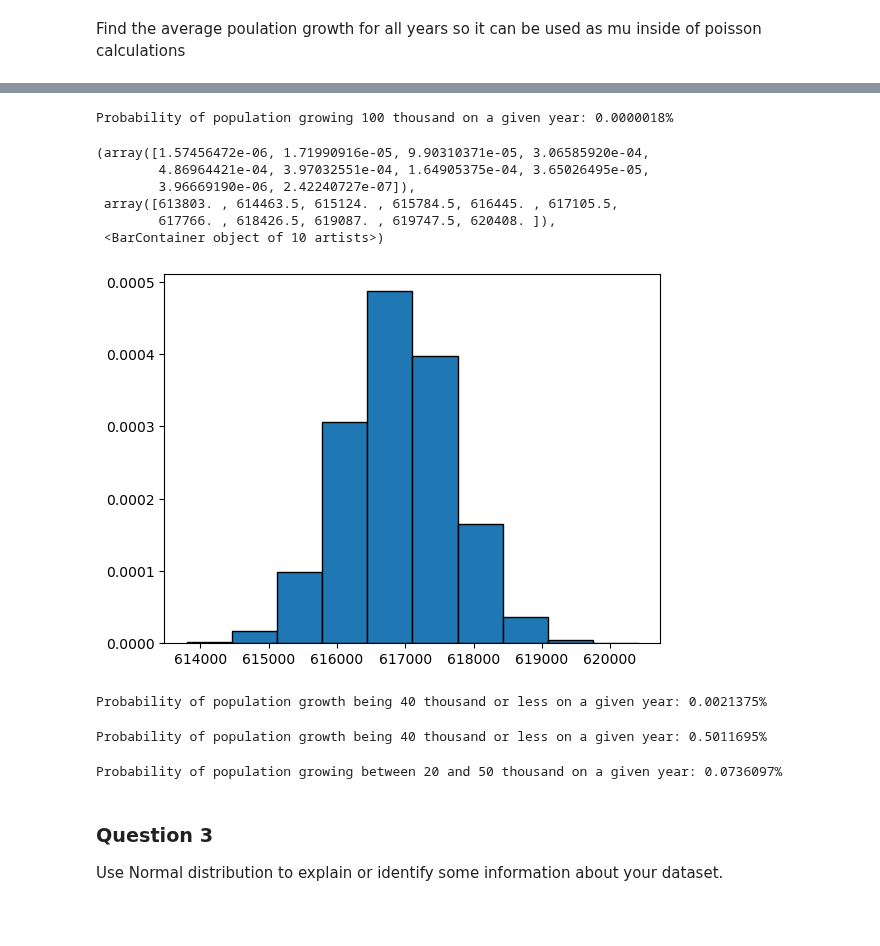
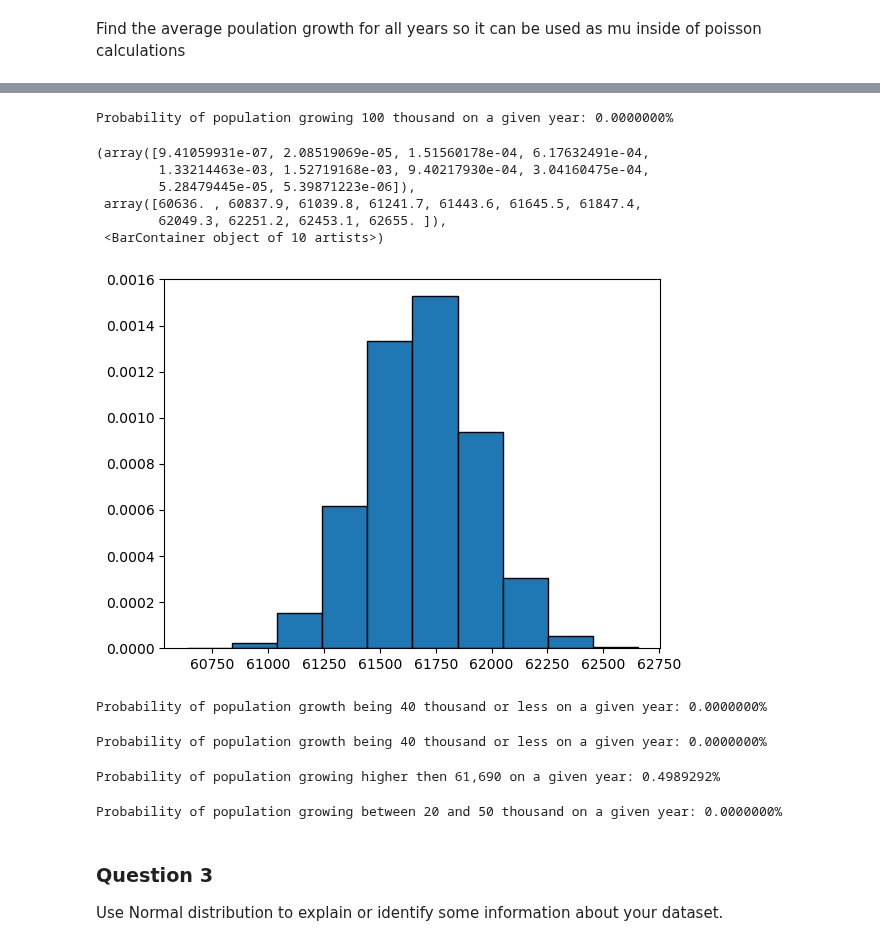
Before and after one commit to StphnKlly/DataAnalytics, a Jupyter notebook: MSC DA CA1 - Statistics .ipynb, the cells around one changed output, grey strips where cells are left out. Saved outputs shown, nothing was run; the diff lists cells and outputs as text; code cells hidden in the pictures; blank space fills up the shorter version.

```diff
--- a/MSC DA CA1 - Statistics .ipynb
+++ b/MSC DA CA1 - Statistics .ipynb
@@ -375,62 +358,64 @@ Average population growth for all years:  61.69
 from scipy.stats import poisson
 # %%
 # The PMF is a probability measure that gives us probabilities of the possible values for a random variable.
-# Population in Ireland grows 61.69 thousand per year on average.
+# Population in Ireland grows 61,690 per year on average.
 # What is the probability that the population will grow 100 thousand on a given year?
-result = poisson.pmf(k = 100, mu = 61.69)
+result = poisson.pmf(k = 100, mu = 61690)
 # Python f-strings, or formatted string literals, were introduced in Python 3.6.
 print(f"Probability of population growing 100 thousand on a given year: {result:.7f}%")
 # %% [output]
-Probability of population growing 100 thousand on a given year: 0.0000018%
+Probability of population growing 100 thousand on a given year: 0.0000000%
 # %%
 #generate Poisson distribution with sample size 10000
-x = poisson.rvs(mu=616900, size=100000)
+x = poisson.rvs(mu=61690, size=100000)
 
 #create plot of Poisson distribution
 plt.hist(x, density=True, edgecolor='black')
 # %% [output]
-(array([1.57456472e-06, 1.71990916e-05, 9.90310371e-05, 3.06585920e-04,
-        4.86964421e-04, 3.97032551e-04, 1.64905375e-04, 3.65026495e-05,
-        3.96669190e-06, 2.42240727e-07]),
- array([613803. , 614463.5, 615124. , 615784.5, 616445. , 617105.5,
-        617766. , 618426.5, 619087. , 619747.5, 620408. ]),
+(array([9.41059931e-07, 2.08519069e-05, 1.51560178e-04, 6.17632491e-04,
+        1.33214463e-03, 1.52719168e-03, 9.40217930e-04, 3.04160475e-04,
+        5.28479445e-05, 5.39871223e-06]),
+ array([60636. , 60837.9, 61039.8, 61241.7, 61443.6, 61645.5, 61847.4,
+        62049.3, 62251.2, 62453.1, 62655. ]),
  <BarContainer object of 10 artists>)
-[figure, old version]
+[figure, new version]
 # %%
 # The Poisson cumulative distribution function lets you obtain the probability of an event occurring within a given time
 # or space interval less than or equal to x times if on average the event occurs λ times within that interval.
 
-# Population in Ireland grows 61.69 thousand per year on average.
+# Population in Ireland grows 61,690 per year on average.
 # What is the probability that population growth will be 40 thousand or less on a given year?
-result = poisson.cdf(k = 40, mu = 61.69)
+result = poisson.cdf(k = 40000, mu = 61690)
 # Python f-strings, or formatted string literals, were introduced in Python 3.6.
 print(f"Probability of population growth being 40 thousand or less on a given year: {result:.7f}%")
 # %% [output]
-Probability of population growth being 40 thousand or less on a given year: 0.0021375%
+Probability of population growth being 40 thousand or less on a given year: 0.0000000%
 # %%
 # The Poisson cumulative distribution function lets you obtain the probability of an event occurring within a given time
 # or space interval less than or equal to x times if on average the event occurs λ times within that interval.
 
-# Population in Ireland grows 61.69 thousand per year on average.
+# Population in Ireland grows 61,690 per year on average.
 # What is the probability that population growth will be 40 thousand or less on a given year?
-result = poisson.cdf(k = 40, mu = 61.69)
+result = poisson.cdf(k = 40000, mu = 61690)
 # Python f-strings, or formatted string literals, were introduced in Python 3.6.
 print(f"Probability of population growth being 40 thousand or less on a given year: {result:.7f}%")
+# %% [output]
+Probability of population growth being 40 thousand or less on a given year: 0.0000000%
 # %%
-#Greater than 61.69 thousand --> P( x > 61.69 thousand) or P( X >= num higher then 61.69 thousand)
+#Greater than 61,690 --> P( x > 61,690) or P( X >= num higher then 61,690)
 # Survival function (1-cdf — sometimes more accurate).
-result = poisson.sf(k = 61.69, mu = 61.69)
-print(f"Probability of population growing higher then 61.69 thousand on a given year: {result:.7f}%")
+result = poisson.sf(k = 61690, mu = 61690)
+print(f"Probability of population growing higher then 61,690 on a given year: {result:.7f}%")
 # %% [output]
-Probability of population growth being 40 thousand or less on a given year: 0.5011695%
+Probability of population growing higher then 61,690 on a given year: 0.4989292%
 # %%
 #Between 20 thousand and 50 thousand inclusive
 # P(x=<50) - P(x=<10)
 
-result = poisson.cdf(k = 50, mu = 61.69) - poisson.cdf(k = 10, mu = 61.69)
+result = poisson.cdf(k = 50000, mu = 61690) - poisson.cdf(k = 10000, mu = 61690)
 print(f"Probability of population growing between 20 and 50 thousand on a given year: {result:.7f}%")
 # %% [output]
-Probability of population growing between 20 and 50 thousand on a given year: 0.0736097%
+Probability of population growing between 20 and 50 thousand on a given year: 0.0000000%
 # %% [markdown]
 ### Question 3
 
```
Also changed, not shown: parts of 10 cells of this notebook, 4 other files.
